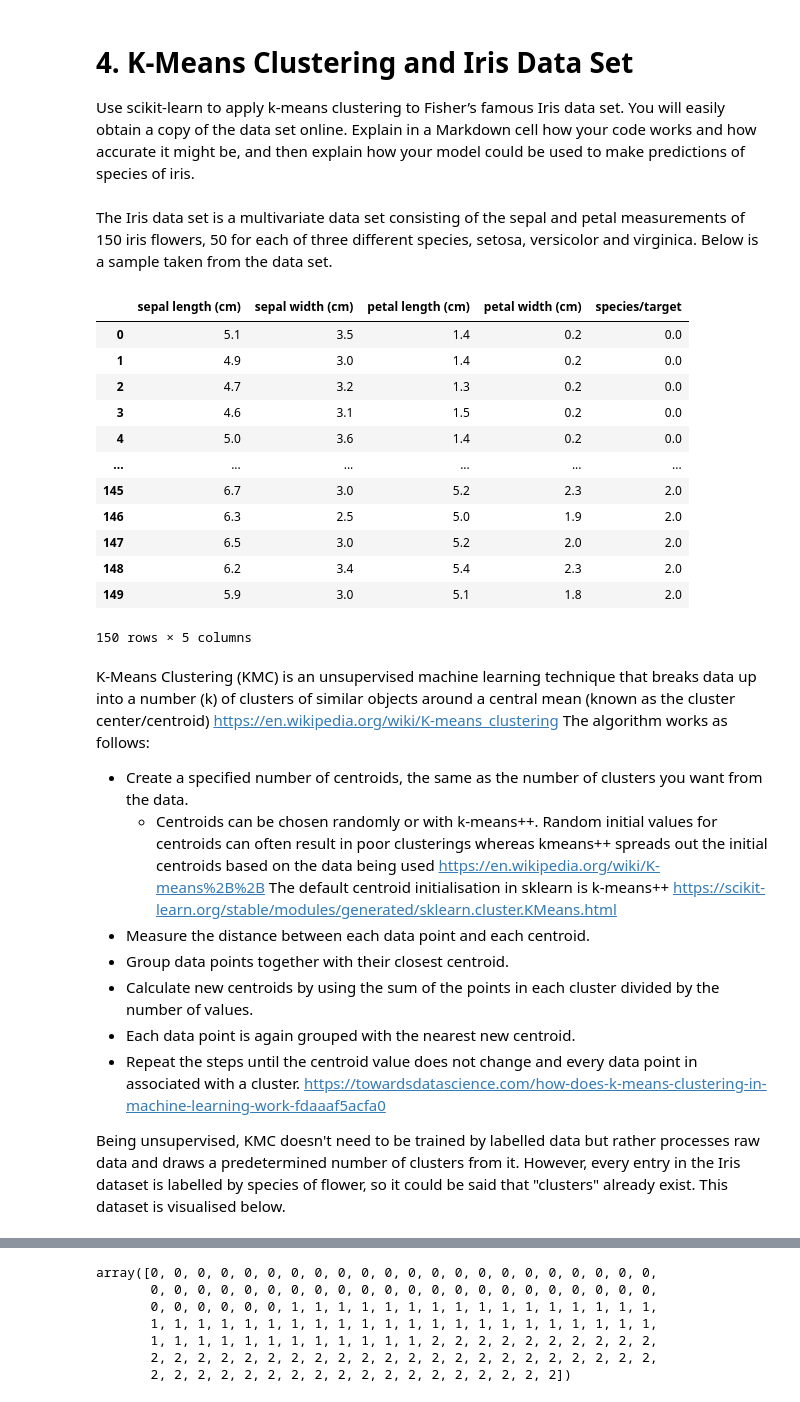
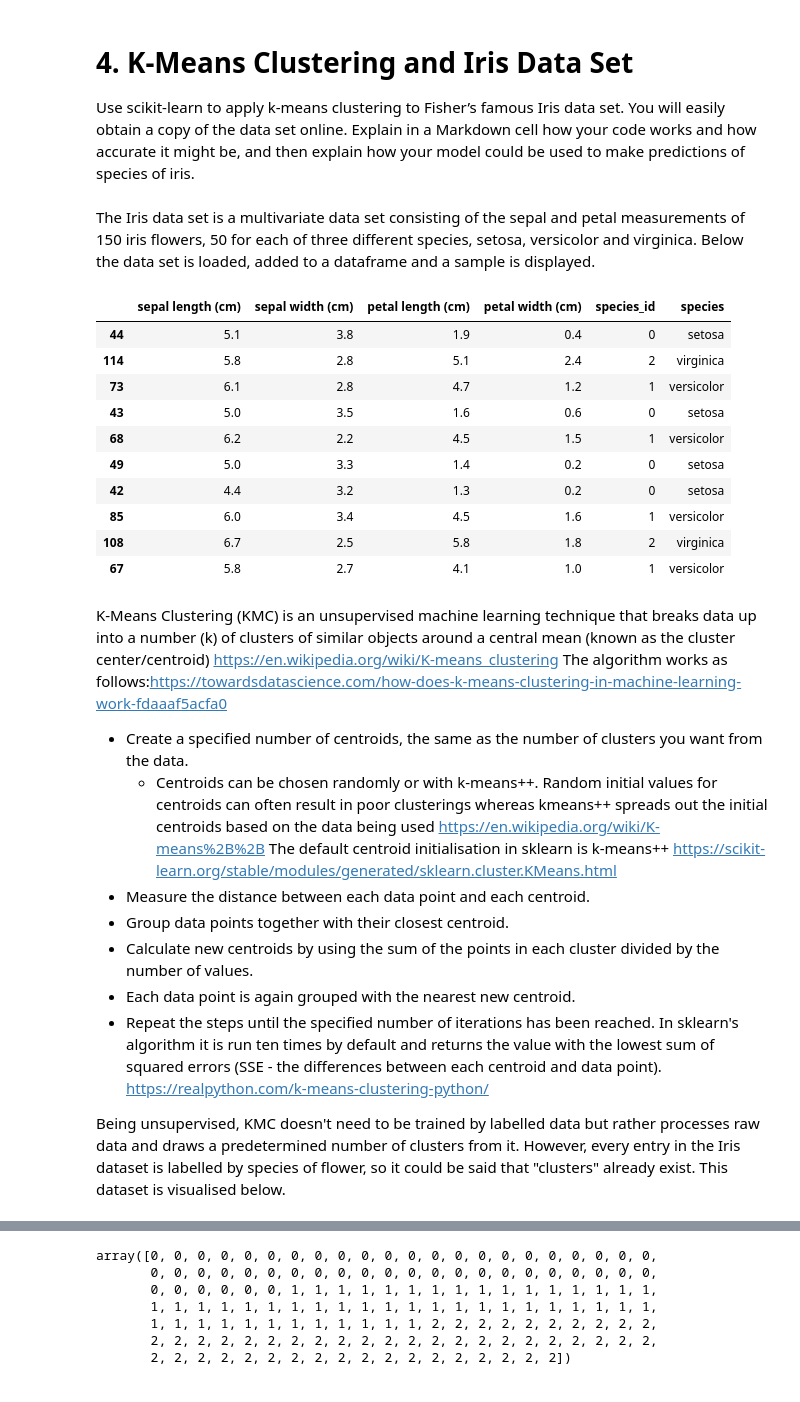
Before and after one commit to jennifer-ryan/machine-learning-tasks, a Jupyter notebook: Tasks.ipynb, the cells around one changed output, grey strips where cells are left out. Saved outputs shown, nothing was run; the diff lists cells and outputs as text; code cells hidden in the pictures.

Commit message:
Kmeans - adjusted dataframe and plots. Quick runthrough of algorithm

```diff
--- a/Tasks.ipynb
+++ b/Tasks.ipynb
@@ -527,35 +500,46 @@ The larger population and sample sizes make the differences between STDEV.P and
 
 Use scikit-learn to apply k-means clustering to Fisher’s famous Iris data set. You will easily obtain a copy of the data set online. Explain in a Markdown cell how your code works and how accurate it might be, and then explain how your model could be used to make predictions of species of iris.
 # %% [markdown]
-The Iris data set is a multivariate data set consisting of the sepal and petal measurements of 150 iris flowers, 50 for each of three different species, setosa, versicolor and virginica. Below is a sample taken from the data set.
+The Iris data set is a multivariate data set consisting of the sepal and petal measurements of 150 iris flowers, 50 for each of three different species, setosa, versicolor and virginica. Below the data set is loaded, added to a dataframe and a sample is displayed.
 # %%
 from sklearn import datasets
 import seaborn as sns
 import sklearn.cluster as skcl
 
 # Import Iris data set
 iris = datasets.load_iris()
 
-# Converting to dataframe
-# https://stackoverflow.com/a/38105540
-iris_df = pd.DataFrame(data= np.c_[iris['data'], iris['target']], columns= iris['feature_names'] + ['species/target'])
-iris_df
+# Add data to a dataframe
+iris_df = pd.DataFrame(data= iris.data, columns= iris.feature_names)
+
+# Function to add species names to dtaframe - adapted from http://www.philipkalinda.com/ds3.html
+def species_name(target):
+    if target == 0:
+        return iris.target_names[0]
+    elif target == 1:
+        return iris.target_names[1]
+    elif target == 2:
+        return iris.target_names[2]
+
+# Add species names and target numbers to the dataframe
+iris_df['species_id'] = iris.target
+iris_df['species'] = [species_name(x) for x in iris.target]
+
+iris_df.sample(10)
 # %% [output]
-|  | sepal length (cm) | sepal width (cm) | petal length (cm) | petal width (cm) | species/target |
-| 0 | 5.1 | 3.5 | 1.4 | 0.2 | 0.0 |
-| 1 | 4.9 | 3.0 | 1.4 | 0.2 | 0.0 |
-| 2 | 4.7 | 3.2 | 1.3 | 0.2 | 0.0 |
-| 3 | 4.6 | 3.1 | 1.5 | 0.2 | 0.0 |
-| 4 | 5.0 | 3.6 | 1.4 | 0.2 | 0.0 |
-| ... | ... | ... | ... | ... | ... |
-| 145 | 6.7 | 3.0 | 5.2 | 2.3 | 2.0 |
-| 146 | 6.3 | 2.5 | 5.0 | 1.9 | 2.0 |
-| 147 | 6.5 | 3.0 | 5.2 | 2.0 | 2.0 |
-| 148 | 6.2 | 3.4 | 5.4 | 2.3 | 2.0 |
-| 149 | 5.9 | 3.0 | 5.1 | 1.8 | 2.0 |
+|  | sepal length (cm) | sepal width (cm) | petal length (cm) | petal width (cm) | species_id | species |
+| 44 | 5.1 | 3.8 | 1.9 | 0.4 | 0 | setosa |
+| 114 | 5.8 | 2.8 | 5.1 | 2.4 | 2 | virginica |
+| 73 | 6.1 | 2.8 | 4.7 | 1.2 | 1 | versicolor |
+| 43 | 5.0 | 3.5 | 1.6 | 0.6 | 0 | setosa |
+| 68 | 6.2 | 2.2 | 4.5 | 1.5 | 1 | versicolor |
+| 49 | 5.0 | 3.3 | 1.4 | 0.2 | 0 | setosa |
+| 42 | 4.4 | 3.2 | 1.3 | 0.2 | 0 | setosa |
+| 85 | 6.0 | 3.4 | 4.5 | 1.6 | 1 | versicolor |
+| 108 | 6.7 | 2.5 | 5.8 | 1.8 | 2 | virginica |
+| 67 | 5.8 | 2.7 | 4.1 | 1.0 | 1 | versicolor |
-150 rows × 5 columns
 # %% [markdown]
-K-Means Clustering (KMC) is an unsupervised machine learning technique that breaks data up into a number (k) of clusters of similar objects around a central mean (known as the cluster center/centroid) https://en.wikipedia.org/wiki/K-means_clustering  The algorithm works as follows:
+K-Means Clustering (KMC) is an unsupervised machine learning technique that breaks data up into a number (k) of clusters of similar objects around a central mean (known as the cluster center/centroid) https://en.wikipedia.org/wiki/K-means_clustering  The algorithm works as follows:https://towardsdatascience.com/how-does-k-means-clustering-in-machine-learning-work-fdaaaf5acfa0
 
 - Create a specified number of centroids, the same as the number of clusters you want from the data.
     - Centroids can be chosen randomly or with k-means++. Random initial values for centroids can often result in poor clusterings whereas kmeans++ spreads out the initial centroids based on the data being used https://en.wikipedia.org/wiki/K-means%2B%2B  The default centroid initialisation in sklearn is k-means++ https://scikit-learn.org/stable/modules/generated/sklearn.cluster.KMeans.html
@@ -563,6 +547,6 @@ K-Means Clustering (KMC) is an unsupervised machine learning technique that brea
 - Group data points together with their closest centroid.
 - Calculate new centroids by using the sum of the points in each cluster divided by the number of values.
 - Each data point is again grouped with the nearest new centroid.
-- Repeat the steps until the centroid value does not change and every data point in associated with a cluster. https://towardsdatascience.com/how-does-k-means-clustering-in-machine-learning-work-fdaaaf5acfa0
+- Repeat the steps until the specified number of iterations has been reached. In sklearn's algorithm it is run ten times by default and returns the value with the lowest sum of squared errors (SSE - the differences between each centroid and data point). https://realpython.com/k-means-clustering-python/
 
 Being unsupervised, KMC doesn't need to be trained by labelled data but rather processes raw data and draws a predetermined number of clusters from it. However, every entry in the Iris dataset is labelled by species of flower, so it could be said that "clusters" already exist. This dataset is visualised below.
```
Also changed, not shown: parts of 21 cells of this notebook.
